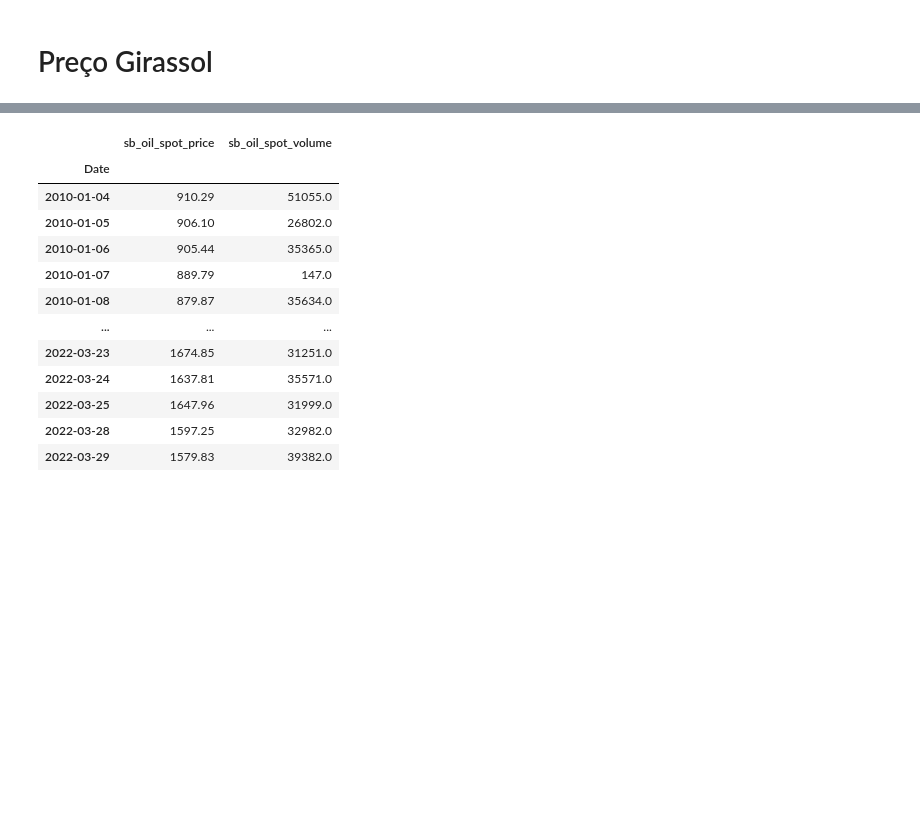
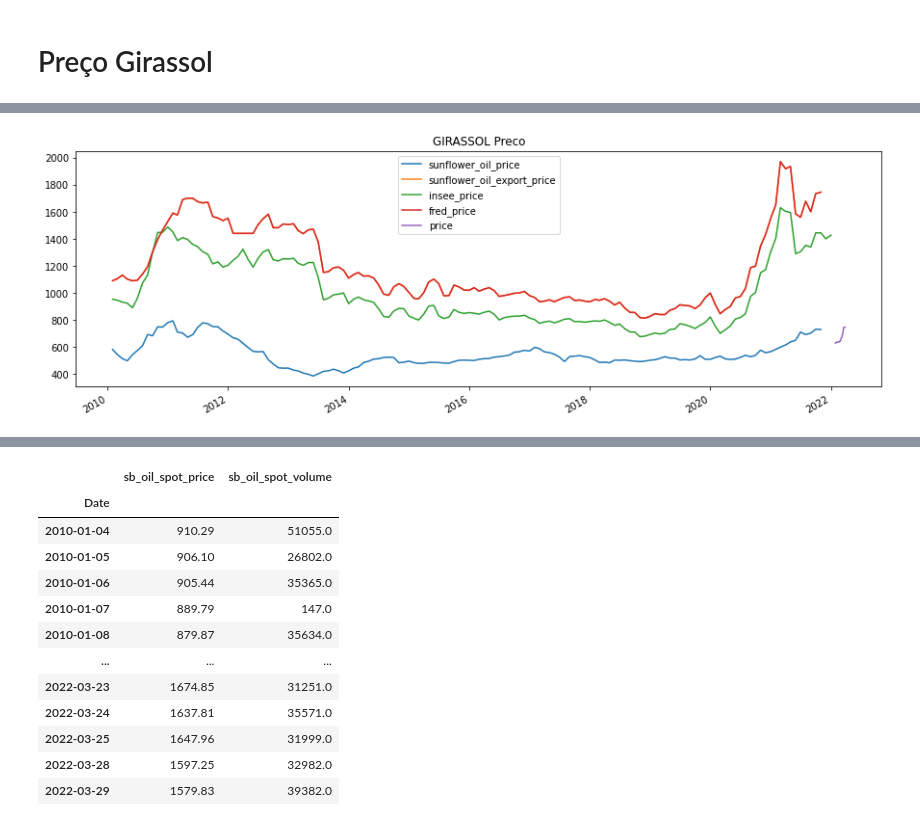
Before and after one commit to fkfouri/vegetable_oil_mkt, a Jupyter notebook: mkt/Oferta_Demanda.ipynb, the cells around one changed output, grey strips where cells are left out. Saved outputs shown, nothing was run; the diff lists cells and outputs as text; code cells hidden in the pictures; blank space fills up the shorter version.

Commit message:
Acerto do preco do Girassol

```diff
--- a/mkt/Oferta_Demanda.ipynb
+++ b/mkt/Oferta_Demanda.ipynb
@@ -37,0 +27,11 @@ datetime.date(2022, 3, 30)
+# %%
+DATE_FORMAT = '%Y-%m-%d'
+MIN_DATE    = "2010-01-01"
+TODAY       = date.today()
+TODAY_STR   = date.today().strftime(DATE_FORMAT)
+REF_MES     = 12
+THIS_YEAR   = "2022-01-01"
+
+DATASET     = r'../dataset/'
+
+TODAY
@@ -71,0 +114,26 @@ sl.save_excel(df_soja, f'{DATASET}\__preco_soja.xlsx')
+# %%
+req = requests.get('https://www.sunflowernsa.com/growers/Marketing/daily-oilseed-sunflower-price/')
+soup = BeautifulSoup(req.text)
+tb = soup.find_all('table')[1]
+tb = soup.find_all('table')[1]
+df_temp = pd.read_html(str(tb))[0]
+df_temp = df_temp.dropna(axis=1, how='all')
+df_temp = df_temp.iloc[3:-3, :].copy()
+df_temp = df_temp.dropna(axis=0, how='all')
+df_temp = df_temp.replace(regex=[r'\$'], value='')
+df_temp = df_temp.dropna(axis=1, how='all')
+df_temp.columns = ['date', 'tipo1', 'tipo2', 'tipo3']
+df_temp['date'] = pd.to_datetime(df_temp['date'], format='%m/%d/%Y')
+df_temp.set_index('date', inplace=True)
+df_temp = df_temp.astype(float)
+df_temp.dtypes
+df_temp['average'] = round(df_temp.mean(axis=1),2)
+df_temp['price'] = df_temp['average'] * 19.6841
+
+df_temp = df_temp[['price']]
+df_temp = df_temp[df_temp.index > pd.to_datetime(THIS_YEAR, format=DATE_FORMAT)]
+
+df_sun = pd.merge(df_sun, df_temp, how="outer", left_index=True, right_index=True)
+# %%
+df_sun = df_sun[df_sun.index > pd.to_datetime(MIN_DATE, format=DATE_FORMAT)]
+df_sun
@@ -71,0 +154,6 @@ sl.save_excel(df_soja, f'{DATASET}\__preco_soja.xlsx')
+# %%
+fig, axs = plt.subplots(figsize=(15,5))
+df_sun.plot(ax = axs);
+plt.title(f'GIRASSOL Preco');
+# %% [output]
+[figure, added]
```
Also changed, not shown: parts of 6 cells of this notebook.
